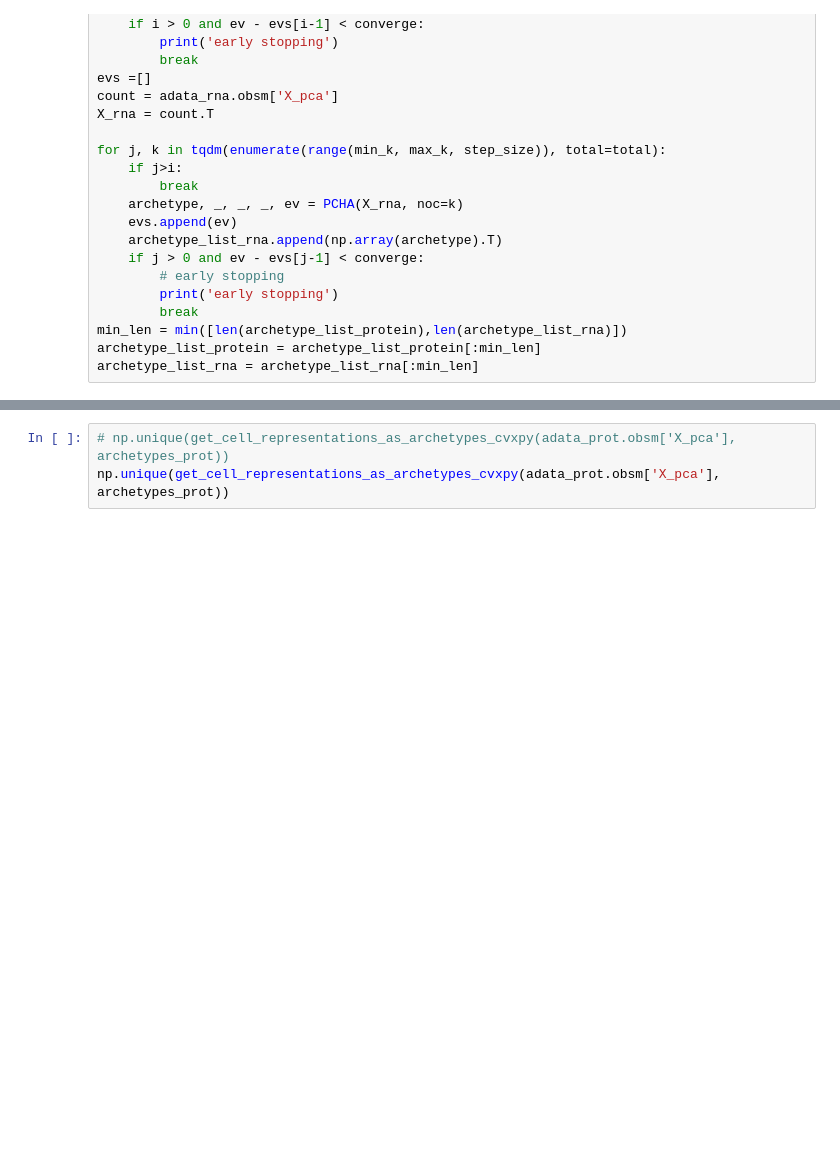
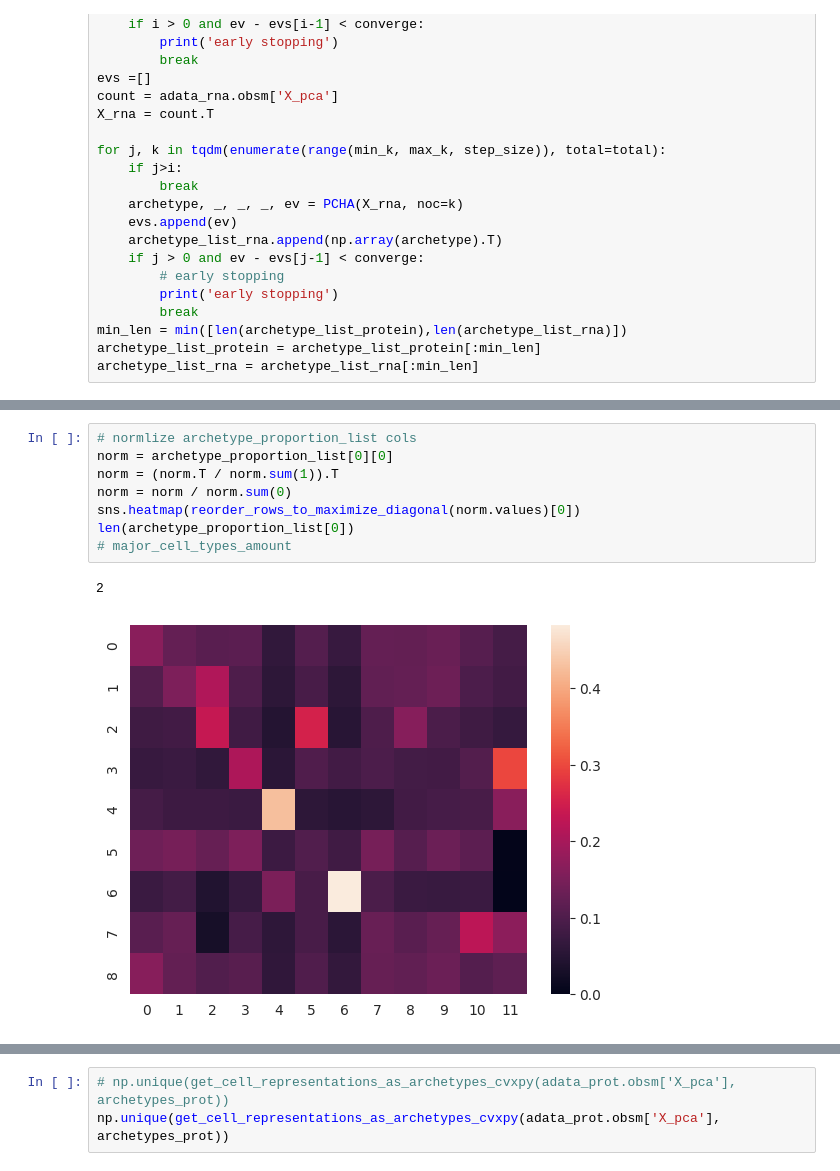
Before and after one commit to reformist/Mapping-scRNA-seq-Variability-Using-Co-Embedding-to-Understand-Cell-Neighborhood-Effects, a Jupyter notebook: CITE-seq_RNA_seq/archetype_generation.ipynb, the cells around one changed output, grey strips where cells are left out. Cells and saved outputs as stored; diff of their text form; blank space fills up the shorter version.

```diff
--- a/CITE-seq_RNA_seq/archetype_generation.ipynb
+++ b/CITE-seq_RNA_seq/archetype_generation.ipynb
@@ -265,0 +267,11 @@ archetype_proportion_list[0][0].head()
+# %%
+# normlize archetype_proportion_list cols
+norm = archetype_proportion_list[0][0]
+norm = (norm.T / norm.sum(1)).T
+norm = norm / norm.sum(0)
+sns.heatmap(reorder_rows_to_maximize_diagonal(norm.values)[0])
+len(archetype_proportion_list[0])
+# major_cell_types_amount
+# %% [output]
+2
+[figure, added]
```
Also changed, not shown: parts of 12 cells of this notebook, 1 other file.
